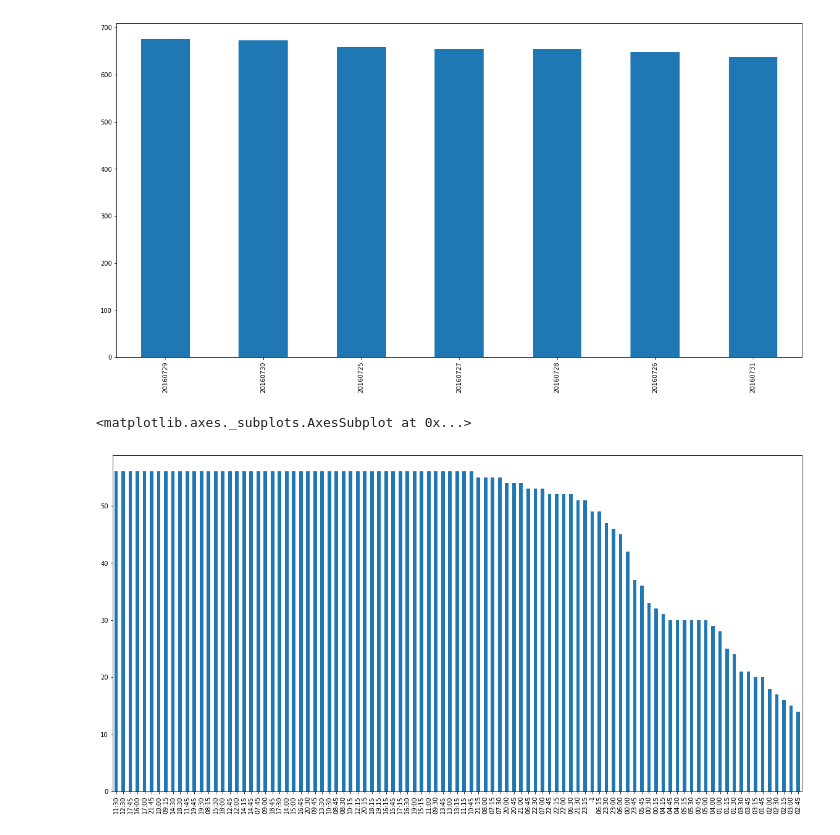
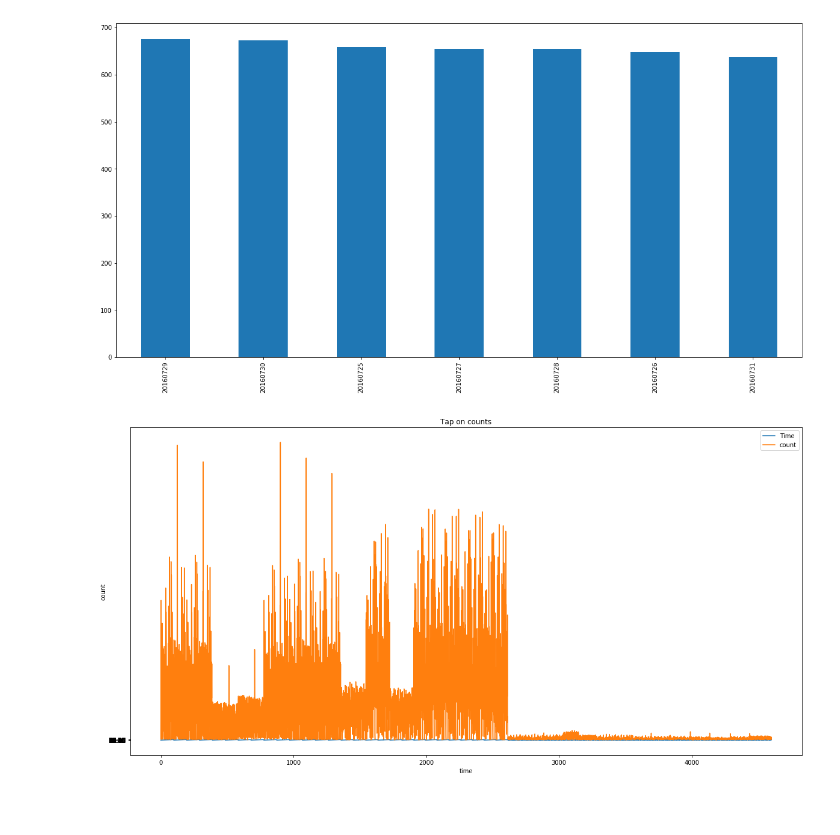
Before and after one commit to Annie677/Dataproject, a Jupyter notebook: The opal card tap on .ipynb, the cells around one changed output. Cells and saved outputs as stored; diff of their text form; code cells hidden in the pictures; blank space fills up the shorter version.

```diff
--- a/The opal card tap on .ipynb
+++ b/The opal card tap on .ipynb
@@ -32,13 +32,22 @@ tap_on.shape
 tap_on.columns
 # %% [output]
 Index(['mode', 'date', 'tap', 'time', 'count'], dtype='object')
+# %%
+time = tap_on['time']
+count = tap_on['count']
 # %%
 tap_on['date'].value_counts().plot(kind="bar")
 # %% [output]
 <matplotlib.axes._subplots.AxesSubplot at 0x...>
 [figure]
-# %%
-tap_on['time'].value_counts().plot(kind="bar")
-# %% [output]
-<matplotlib.axes._subplots.AxesSubplot at 0x...>
-[figure, removed]
+# %%
+plt.plot(time, label='Time')
+plt.plot(count, label='count')
+plt.title('Tap on counts')
+plt.xlabel('time')
+plt.ylabel('count')
+plt.legend()
+
+plt.show()
+# %% [output]
+[figure, added]
```
Also changed, not shown: parts of 2 cells of this notebook.
